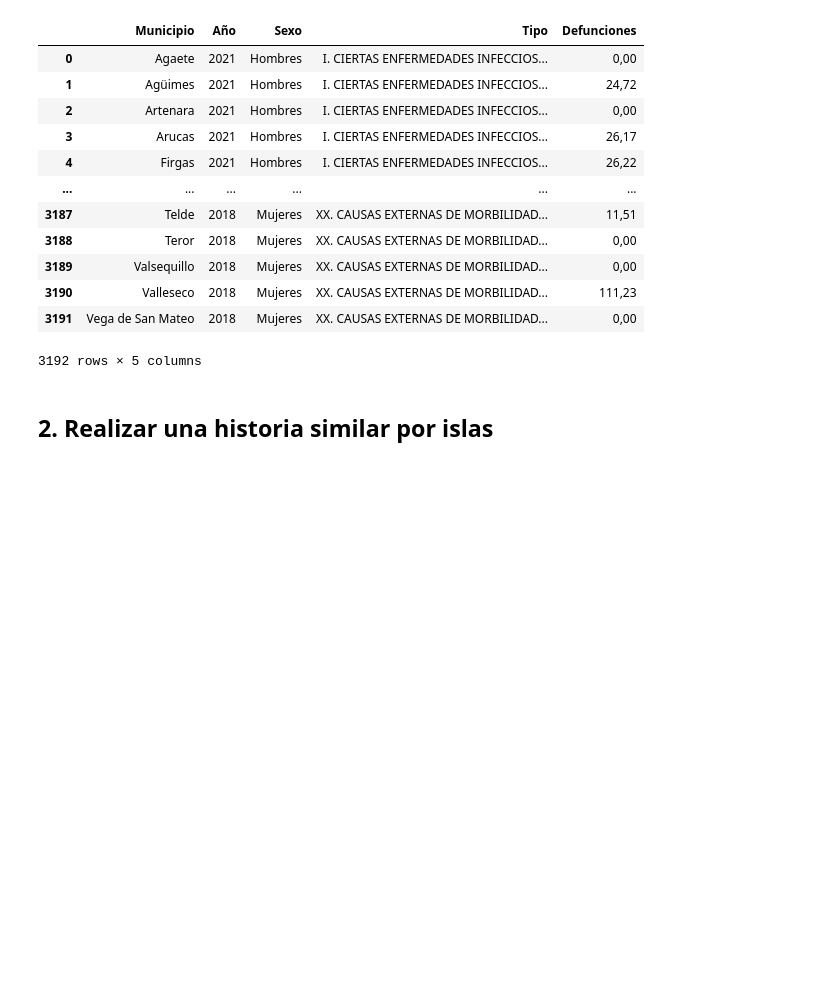
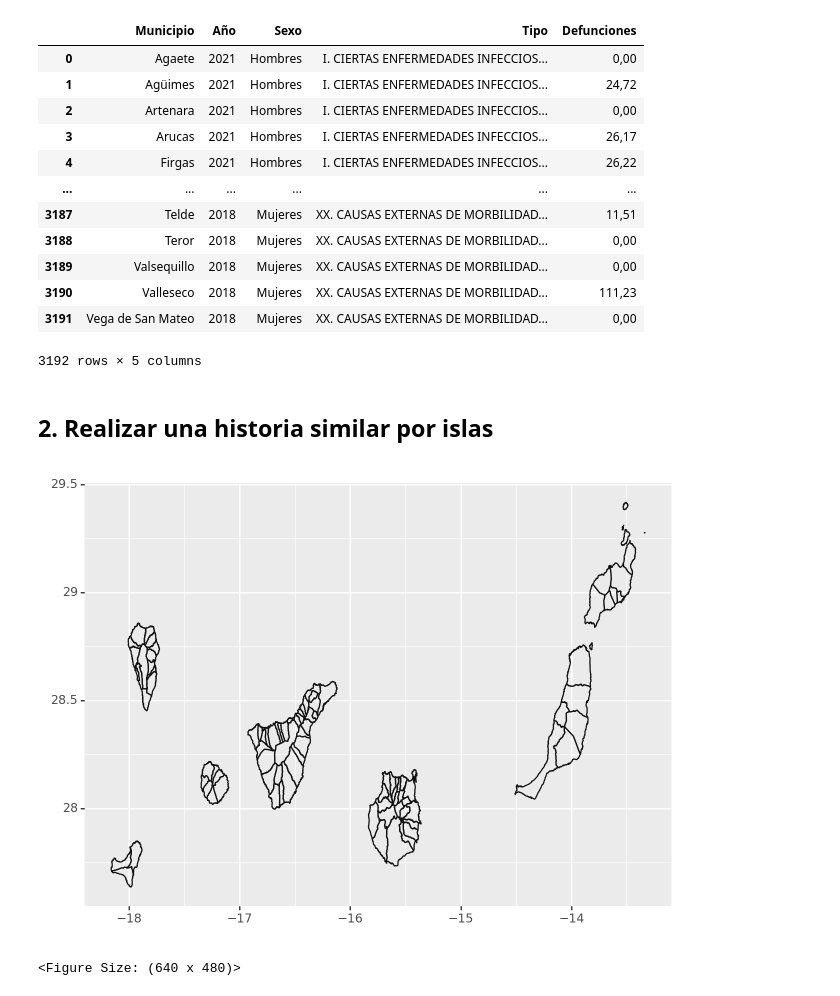
Before and after one commit to alu0101351773/VIS_practicas, a Jupyter notebook: src/jorge_cabrera_alu0101351773_comunicacion_efectiva.ipynb, the cells around one changed output. Saved outputs shown, nothing was run; the diff lists cells and outputs as text; code cells hidden in the pictures; blank space fills up the shorter version.

```diff
--- a/src/jorge_cabrera_alu0101351773_comunicacion_efectiva.ipynb
+++ b/src/jorge_cabrera_alu0101351773_comunicacion_efectiva.ipynb
@@ -25,3 +25,10 @@ display(df)
 3192 rows × 5 columns
 # %% [markdown]
 ## 2. Realizar una historia similar por islas
+# %%
+canary_islands = gp.read_file('../data/indicadores_poblacion_municipios.geojson')
+# %%
+ggplot() + geom_map(canary_islands, fill = None)
+# %% [output]
+[figure, added]
+<Figure Size: (640 x 480)>
```
